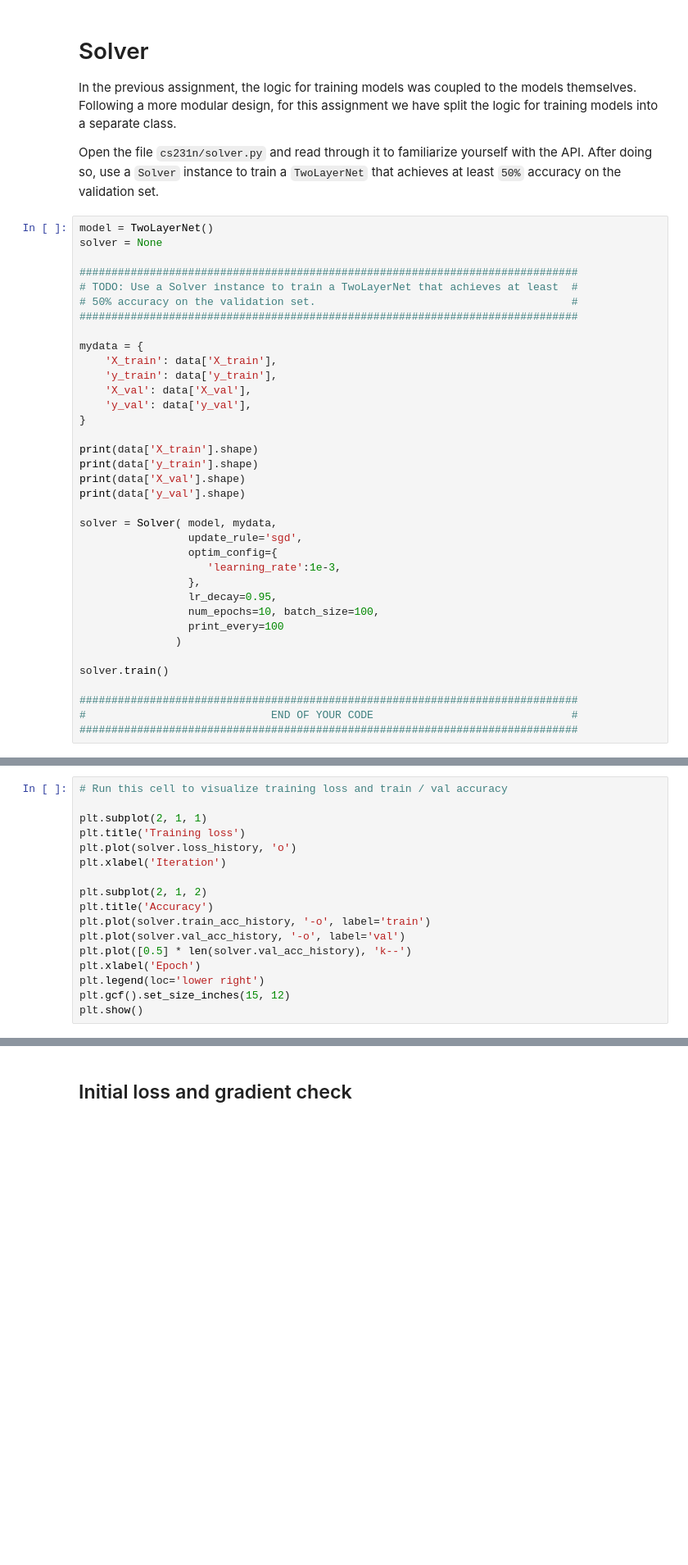
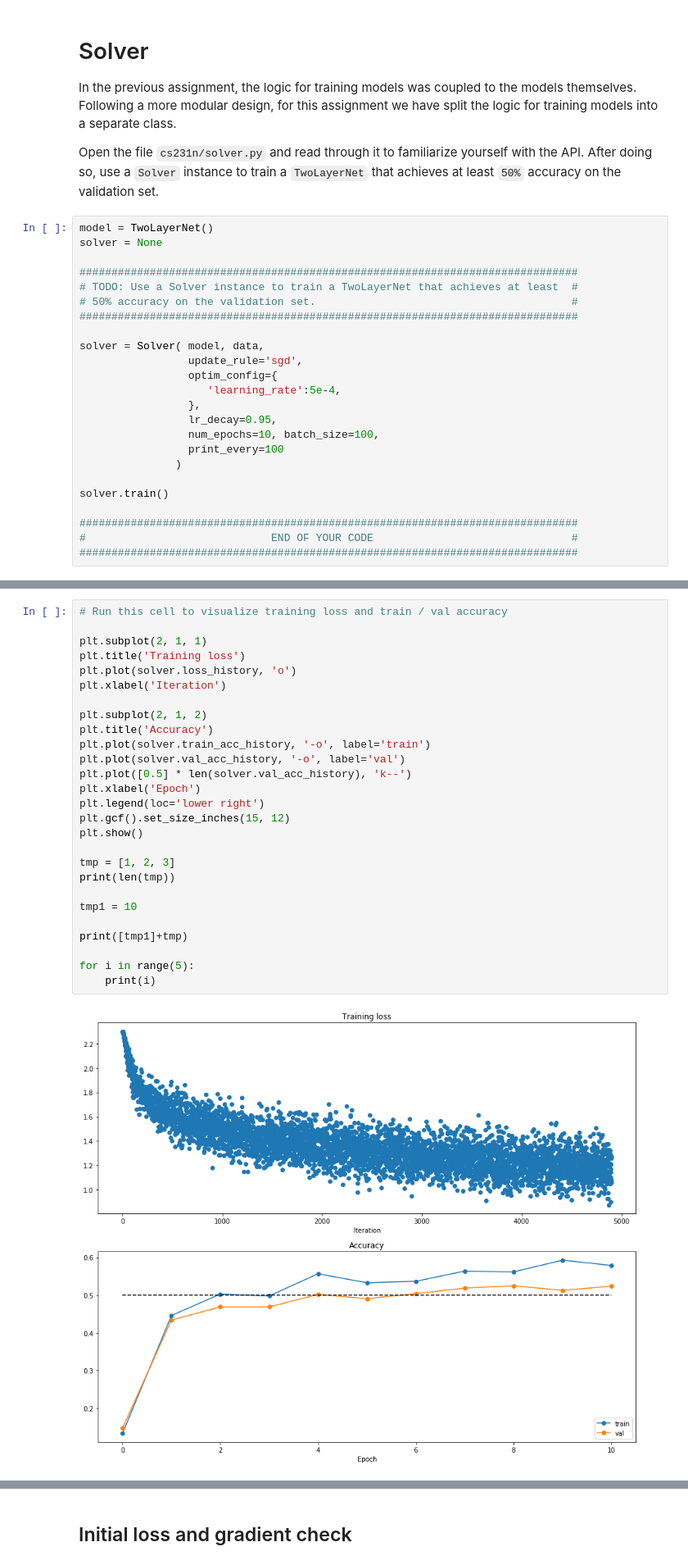
Before and after one commit to rickzglue/cs231n, a Jupyter notebook: assignment2/FullyConnectedNets.ipynb, the cells around one changed output, grey strips where cells are left out. Shown: that part at 82% size. Cells and saved outputs as stored; diff of their text form; blank space fills up the shorter version.

```diff
--- a/assignment2/FullyConnectedNets.ipynb
+++ b/assignment2/FullyConnectedNets.ipynb
@@ -328,22 +324,10 @@ solver = None
 # 50% accuracy on the validation set.                                        #
 ##############################################################################
 
-mydata = {
-    'X_train': data['X_train'],
-    'y_train': data['y_train'],
-    'X_val': data['X_val'],
-    'y_val': data['y_val'],
-}
-
-print(data['X_train'].shape)
-print(data['y_train'].shape)
-print(data['X_val'].shape)
-print(data['y_val'].shape)
-
-solver = Solver( model, mydata,
+solver = Solver( model, data,
                  update_rule='sgd',
                  optim_config={
-                    'learning_rate':1e-3,
+                    'learning_rate':5e-4,
                  },
                  lr_decay=0.95,
                  num_epochs=10, batch_size=100,
@@ -372,17 +360,29 @@ ValueError: non-broadcastable output operand with shape (100,) doesn't match the
 # %%
 # Run this cell to visualize training loss and train / val accuracy
 
 plt.subplot(2, 1, 1)
 plt.title('Training loss')
 plt.plot(solver.loss_history, 'o')
 plt.xlabel('Iteration')
 
 plt.subplot(2, 1, 2)
 plt.title('Accuracy')
 plt.plot(solver.train_acc_history, '-o', label='train')
 plt.plot(solver.val_acc_history, '-o', label='val')
 plt.plot([0.5] * len(solver.val_acc_history), 'k--')
 plt.xlabel('Epoch')
 plt.legend(loc='lower right')
 plt.gcf().set_size_inches(15, 12)
 plt.show()
+
+tmp = [1, 2, 3]
+print(len(tmp))
+
+tmp1 = 10
+
+print([tmp1]+tmp)
+
+for i in range(5):
+    print(i)
+# %% [output]
+[figure, added]
```
Also changed, not shown: parts of 13 cells of this notebook, 2 other files.
